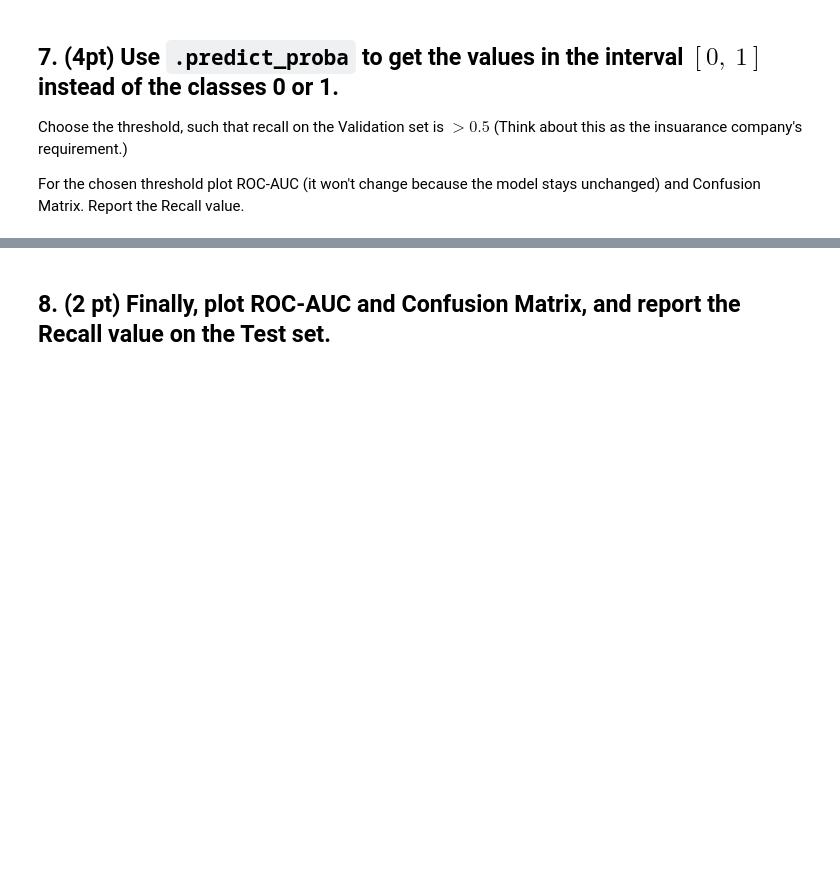
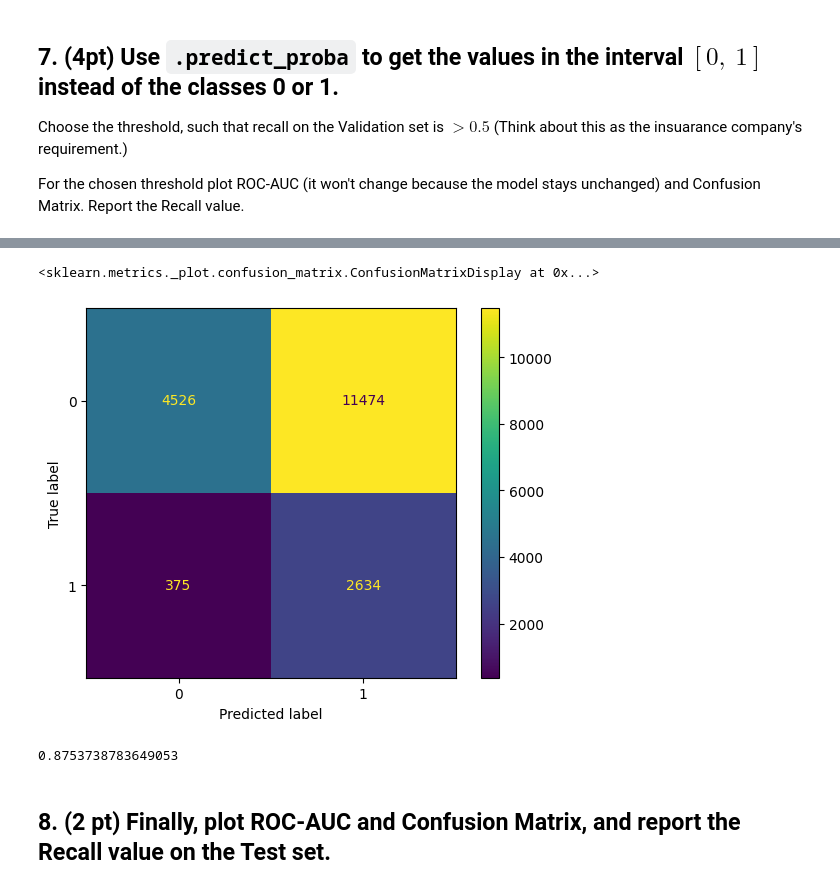
Before and after one commit to Nick-Azzarano/Machine-Learning-Practice, a Jupyter notebook: Spring2025/Homeworks/HW5.ipynb, the cells around one changed output, grey strips where cells are left out. Drawn from its saved outputs; the diff is of its cells as text; code cells hidden in the pictures; blank space fills up the shorter version.

```diff
--- a/Spring2025/Homeworks/HW5.ipynb
+++ b/Spring2025/Homeworks/HW5.ipynb
@@ -363,3 +381,14 @@ For the chosen threshold plot ROC-AUC (it won't change because the model stays u
+# %%
+# Plot Confusion Matrix
+ConfusionMatrixDisplay.from_predictions(y_val, y_val_pred_binary)
+# %% [output]
+<sklearn.metrics._plot.confusion_matrix.ConfusionMatrixDisplay at 0x...>
+[figure, added]
+# %%
+# Report the Recall value.
+recall_score(y_val, y_val_pred_binary)
+# %% [output]
+0.8753738783649053
 # %% [markdown]
 ## 8. (2 pt) Finally, plot ROC-AUC and Confusion Matrix, and report the Recall value on the Test set.
 # %% [markdown]
```
Also changed, not shown: parts of 4 cells of this notebook.
